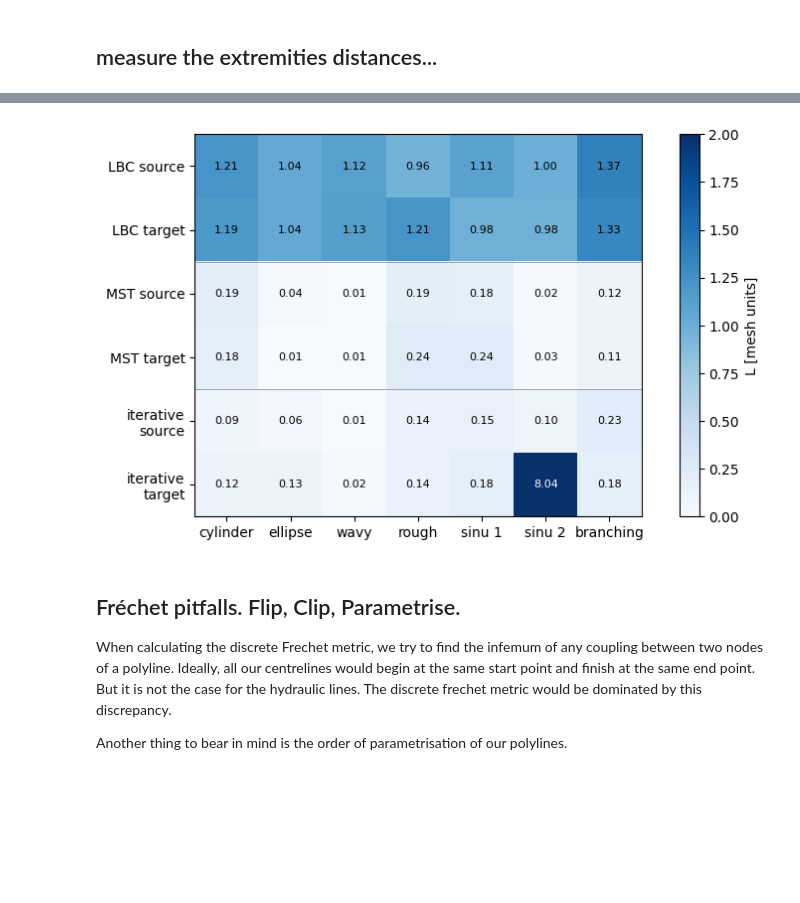
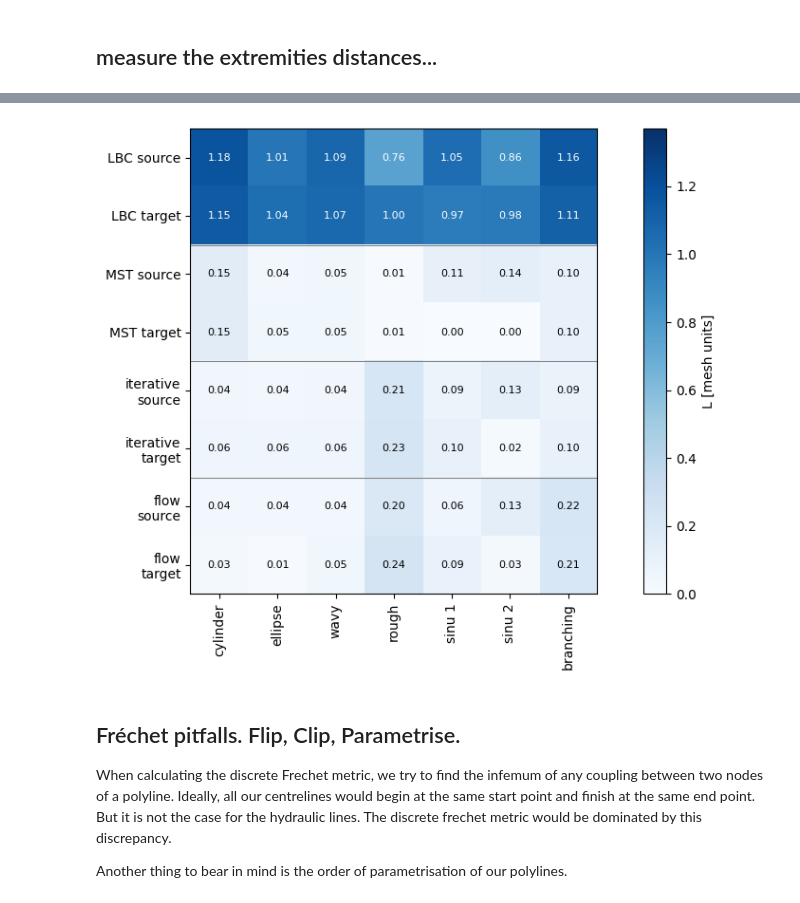
Before and after one commit to ERC-Karst/pc-centrelines, a Jupyter notebook: notebooks/6_compute_centreline_distances.ipynb, the cells around one changed output, grey strips where cells are left out. Saved outputs shown, nothing was run; the diff lists cells and outputs as text; code cells hidden in the pictures; blank space fills up the shorter version.

```diff
--- a/notebooks/6_compute_centreline_distances.ipynb
+++ b/notebooks/6_compute_centreline_distances.ipynb
@@ -169,10 +221,12 @@ conduit_map
 fig, axes = plt.subplots(1,7, figsize = (15, 3), sharey=True, sharex=True)
 
 for k, ax in enumerate(axes):
-    ax.scatter(*list_hydraulic_ct[k][0][:, [0, 1]].T, s = 2)
+    ax.scatter(*list_theory_ct[k][0][:, [0, 1]].T, s = 2)
+
+    ax.scatter(*list_hydraulic_ct[k][-1][:, [0, 1]].T, s = 2)
     ax.scatter(*list_lbc_ct[k][0][:, [0, 1]].T, s = 2)
     ax.scatter(*list_mst_ct[k][0][:, [0, 1]].T, s = 2)
-    #ax.scatter(*list_iter_ct[k][0][:, [0, 1]].T, s = 2)
+    ax.scatter(*list_iter_ct[k][0][:, [0, 1]].T, s = 2)
     ax.set_title(conduit_map[k+1])
     ax.set_aspect("equal")
 plt.show()
@@ -240,0 +322,2 @@ MST extremities
+# %%
+extremities_distance = np.vstack([LBC_extremities.T, MST_extremities.T, iter_extremities.T, hyd_extremities.T])
@@ -241,37 +343,39 @@ MST extremities
 # %%
-fig, ax = plt.subplots(figsize = (10, 5))
+fig, ax = plt.subplots(figsize = (10, 6))
 
-extremities_distance = np.vstack([LBC_extremities.T, MST_extremities.T, iter_extremities.T])
-im = ax.imshow(extremities_distance, cmap = "Blues", vmin = 0, vmax=2)
+im = ax.imshow(extremities_distance, cmap = "Blues", vmin = 0, vmax=1.37)
 xlabels = ["cylinder", "ellipse", "wavy", "rough", "sinu 1", "sinu 2", "branching"]
-ylabels = ["LBC source", "LBC target", "MST source", "MST target", "iterative\nsource", "iterative\ntarget",]
+ylabels = ["LBC source", "LBC target", "MST source", "MST target", "iterative\nsource", "iterative\ntarget","flow\nsource", "flow\ntarget",]
 
 
 ax.set_xticks([0,1,2,3,4,5,6])
-ax.set_xticklabels(xlabels)
-ax.set_yticks([0,1,2,3,4,5])
+ax.set_xticklabels(xlabels, rotation = 90)
+ax.set_yticks([0,1,2,3,4,5, 6, 7])
 ax.set_yticklabels(ylabels)
 
 
 for j, row in enumerate(extremities_distance):
     for i, elem in enumerate(row):
         color = "k"
-        if elem > 4:
+        if elem > .7:
             color = "white"
-        if elem > 0:
+        if elem >= 0:
 
             ax.text(i,j, f"{elem:.2f}", fontsize = 8, va = "center", ha="center", color =color)
 
 ax.set_aspect("equal")
-ax.axhline(3.5, color = "grey", lw = 0.5)
-ax.axhline(1.5, color = "grey", lw = 0.5)
-ax.set_ylim(5.5, -0.5)
+ax.axhline(3.5, color = "grey", lw = 0.75)
+ax.axhline(1.5, color = "grey", lw = 0.75)
+ax.axhline(5.5, color = "grey", lw = 0.75)
+
+ax.set_ylim(7.5, -0.5)
 cax = plt.colorbar(im)
 cax.set_label("L [mesh units]")
 plt.tight_layout()
-plt.savefig("../temp/figures/distance_to_extremities.png", dpi = 300)
+plt.savefig("./temp/figures/distance_to_extremities.png", dpi = 300)
+plt.savefig("./temp/figures/distance_to_extremities.pdf")
 # %% [output]
-[figure, old version]
+[figure, new version]
 # %% [markdown]
 ## Fréchet pitfalls. Flip, Clip, Parametrise.
 
```
Also changed, not shown: parts of 28 cells of this notebook, 6 other files.
